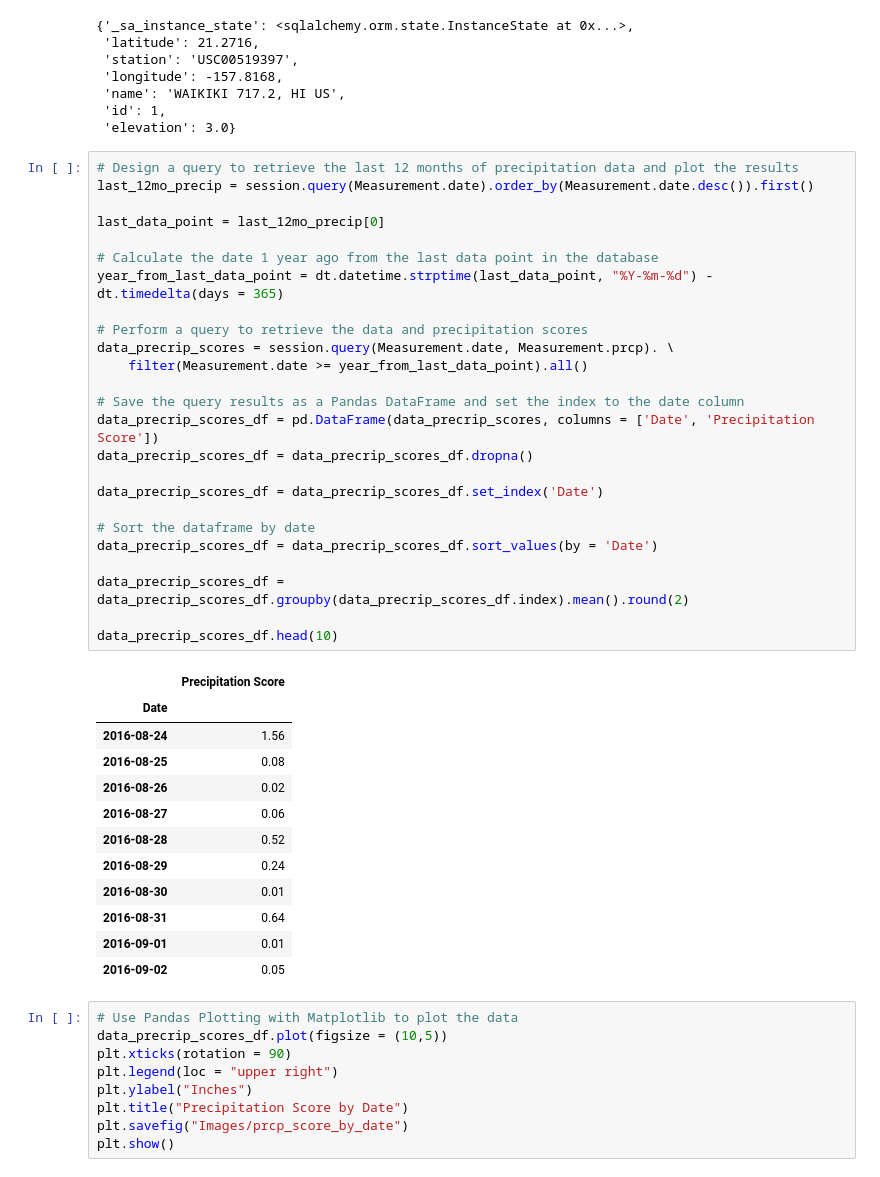
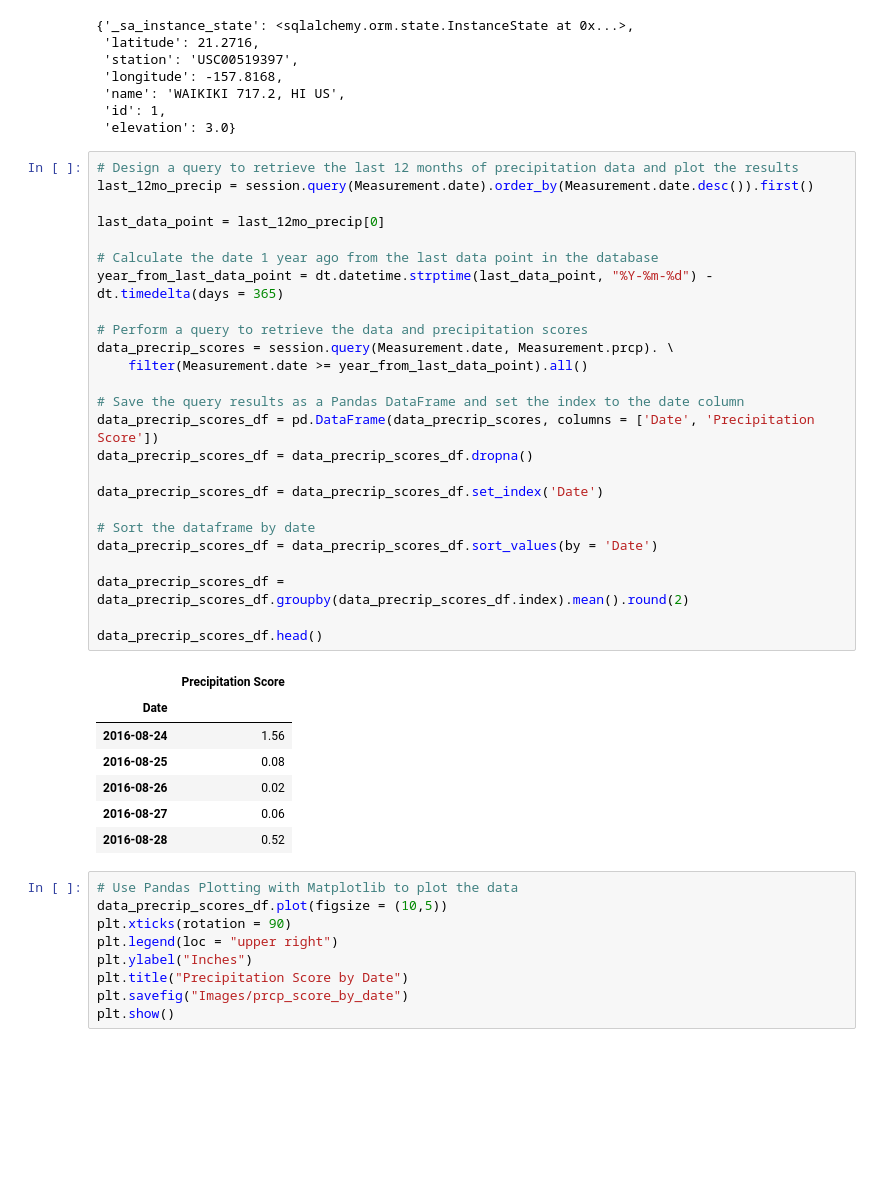
Before and after one commit to cveras33/climate-analysis-exploration, a Jupyter notebook: climate_starter.ipynb, the cells around one changed output. Saved outputs shown, nothing was run; the diff lists cells and outputs as text; blank space fills up the shorter version.

```diff
--- a/climate_starter.ipynb
+++ b/climate_starter.ipynb
@@ -64,39 +64,34 @@ first_row_s.__dict__
 last_12mo_precip = session.query(Measurement.date).order_by(Measurement.date.desc()).first()
 
 last_data_point = last_12mo_precip[0]
 
 # Calculate the date 1 year ago from the last data point in the database
 year_from_last_data_point = dt.datetime.strptime(last_data_point, "%Y-%m-%d") - dt.timedelta(days = 365)
 
 # Perform a query to retrieve the data and precipitation scores
 data_precrip_scores = session.query(Measurement.date, Measurement.prcp). \
     filter(Measurement.date >= year_from_last_data_point).all()
 
 # Save the query results as a Pandas DataFrame and set the index to the date column
 data_precrip_scores_df = pd.DataFrame(data_precrip_scores, columns = ['Date', 'Precipitation Score'])
 data_precrip_scores_df = data_precrip_scores_df.dropna()
 
 data_precrip_scores_df = data_precrip_scores_df.set_index('Date')
 
 # Sort the dataframe by date
 data_precrip_scores_df = data_precrip_scores_df.sort_values(by = 'Date')
 
 data_precrip_scores_df = data_precrip_scores_df.groupby(data_precrip_scores_df.index).mean().round(2)
 
-data_precrip_scores_df.head(10)
+data_precrip_scores_df.head()
 # %% [output]
 |  | Precipitation Score |
 | Date |  |
 | 2016-08-24 | 1.56 |
 | 2016-08-25 | 0.08 |
 | 2016-08-26 | 0.02 |
 | 2016-08-27 | 0.06 |
 | 2016-08-28 | 0.52 |
-| 2016-08-29 | 0.24 |
-| 2016-08-30 | 0.01 |
-| 2016-08-31 | 0.64 |
-| 2016-09-01 | 0.01 |
-| 2016-09-02 | 0.05 |
 # %%
 # Use Pandas Plotting with Matplotlib to plot the data
 data_precrip_scores_df.plot(figsize = (10,5))
```
Also changed, not shown: parts of 6 cells of this notebook, 2 other files.
